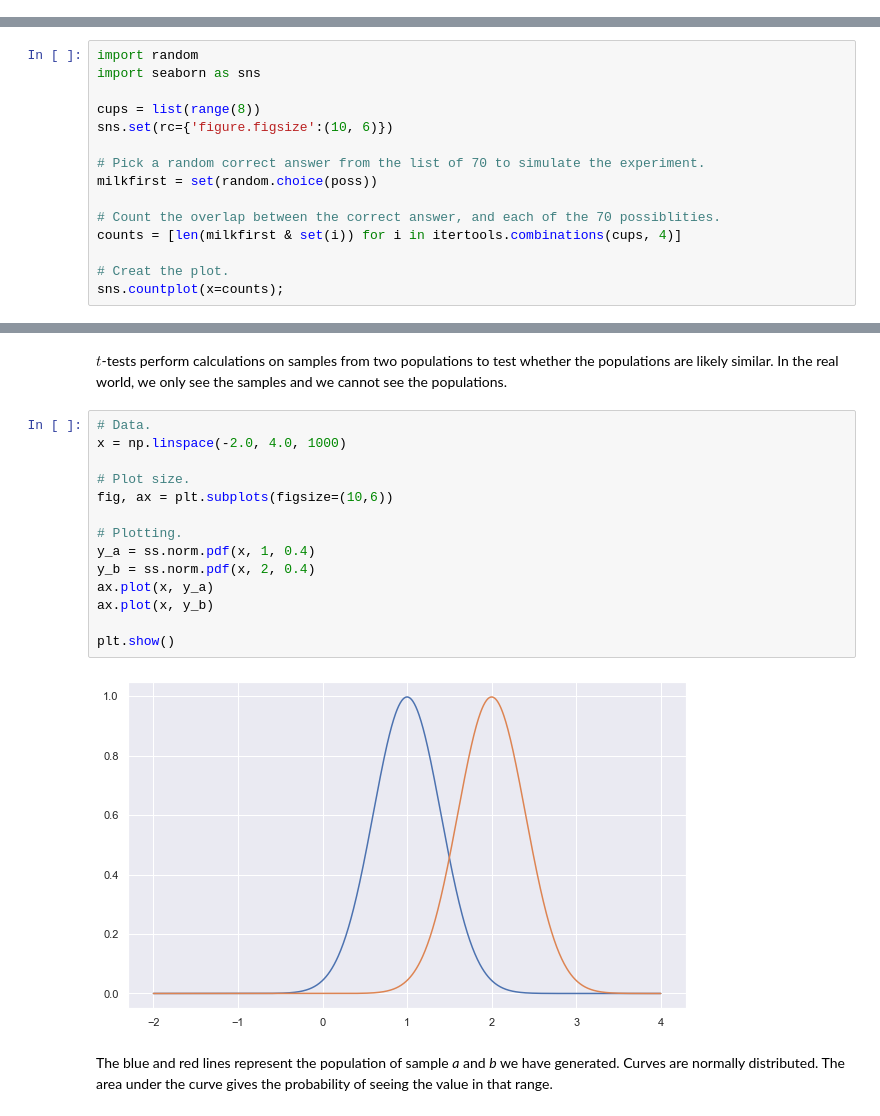
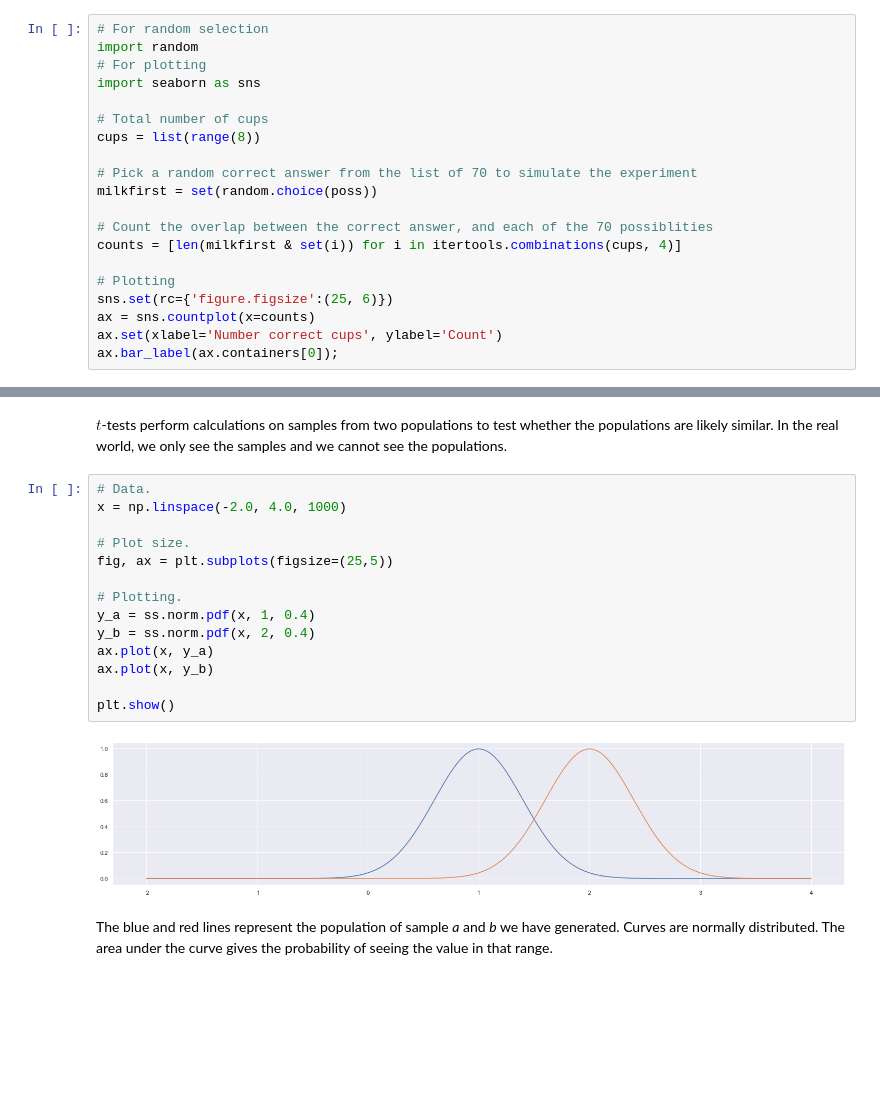
Before and after one commit to AnteDujic/MLS---Assesment, a Jupyter notebook: Practicals/01-statistics.ipynb, the cells around one changed output, grey strips where cells are left out. Cells and saved outputs as stored; diff of their text form; blank space fills up the shorter version.

```diff
--- a/Practicals/01-statistics.ipynb
+++ b/Practicals/01-statistics.ipynb
@@ -108,0 +120,20 @@ math.comb(8, 4)
+# %%
+# For random selection
+import random
+# For plotting
+import seaborn as sns
+
+# Total number of cups
+cups = list(range(8))
+
+# Pick a random correct answer from the list of 70 to simulate the experiment
+milkfirst = set(random.choice(poss))
+
+# Count the overlap between the correct answer, and each of the 70 possiblities
+counts = [len(milkfirst & set(i)) for i in itertools.combinations(cups, 4)]
+
+# Plotting
+sns.set(rc={'figure.figsize':(25, 6)})
+ax = sns.countplot(x=counts)
+ax.set(xlabel='Number correct cups', ylabel='Count')
+ax.bar_label(ax.containers[0]);
@@ -190,15 +188,0 @@ We can see from the plot that there is ~17% chance of guessing at least three co
-# %%
-import random
-import seaborn as sns
-
-cups = list(range(8))
-sns.set(rc={'figure.figsize':(10, 6)})
-
-# Pick a random correct answer from the list of 70 to simulate the experiment.
-milkfirst = set(random.choice(poss))
-
-# Count the overlap between the correct answer, and each of the 70 possiblities.
-counts = [len(milkfirst & set(i)) for i in itertools.combinations(cups, 4)]
-
-# Creat the plot.
-sns.countplot(x=counts);
@@ -267,19 +336,19 @@ $t$-tests perform calculations on samples from two populations to test whether t
 # %%
 # Data.
 x = np.linspace(-2.0, 4.0, 1000)
 
 # Plot size.
-fig, ax = plt.subplots(figsize=(10,6))
+fig, ax = plt.subplots(figsize=(25,5))
 
 # Plotting.
 y_a = ss.norm.pdf(x, 1, 0.4)
 y_b = ss.norm.pdf(x, 2, 0.4)
 ax.plot(x, y_a)
 ax.plot(x, y_b)
 
 plt.show()
 # %% [output]
-[figure, old version]
+[figure, new version]
 # %% [markdown]
 The blue and red lines represent the population of sample *a* and *b* we have generated. Curves are normally distributed. The area under the curve gives the probability of seeing the value in that range.
 # %% [markdown]
```
Also changed, not shown: parts of 79 cells of this notebook, 1 other file.
